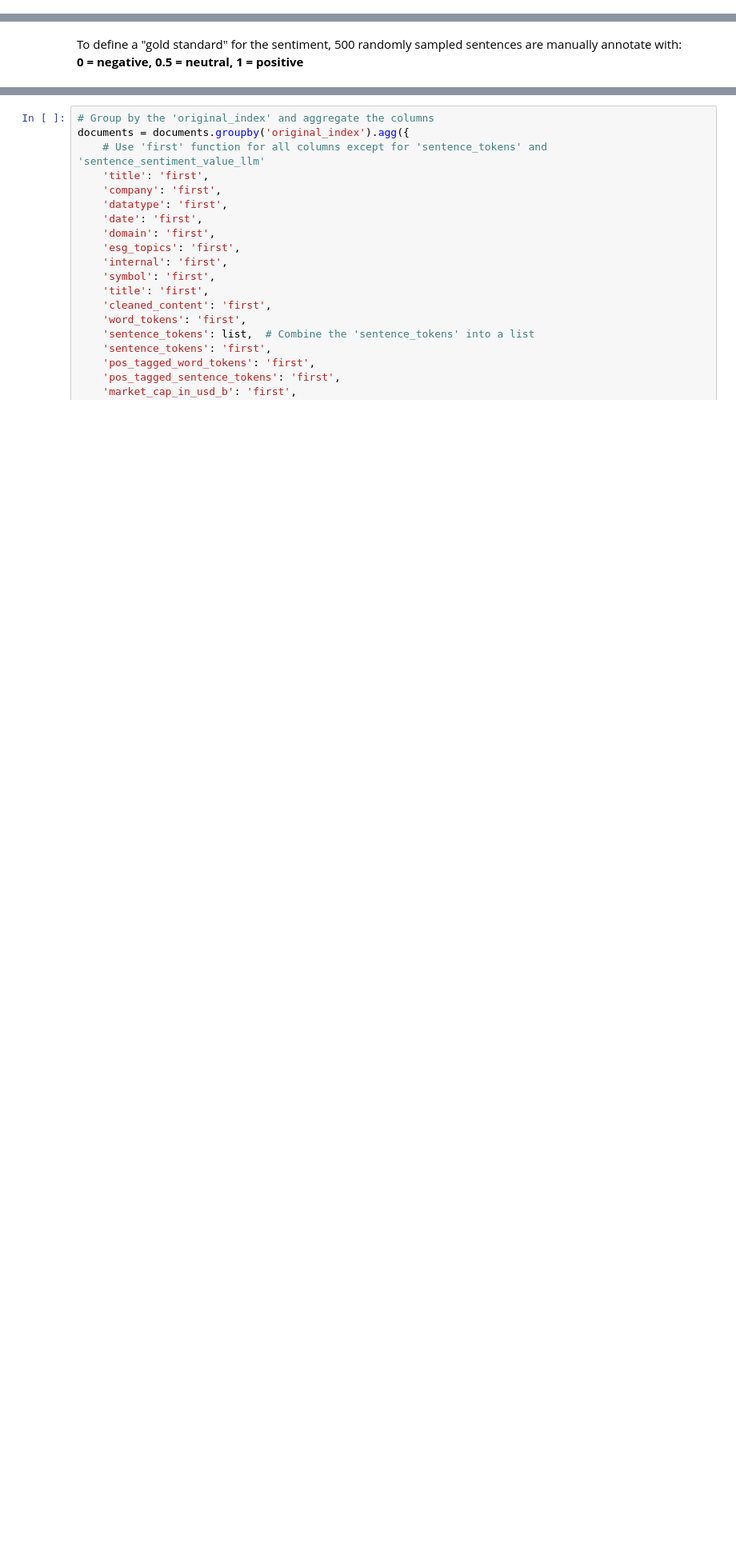
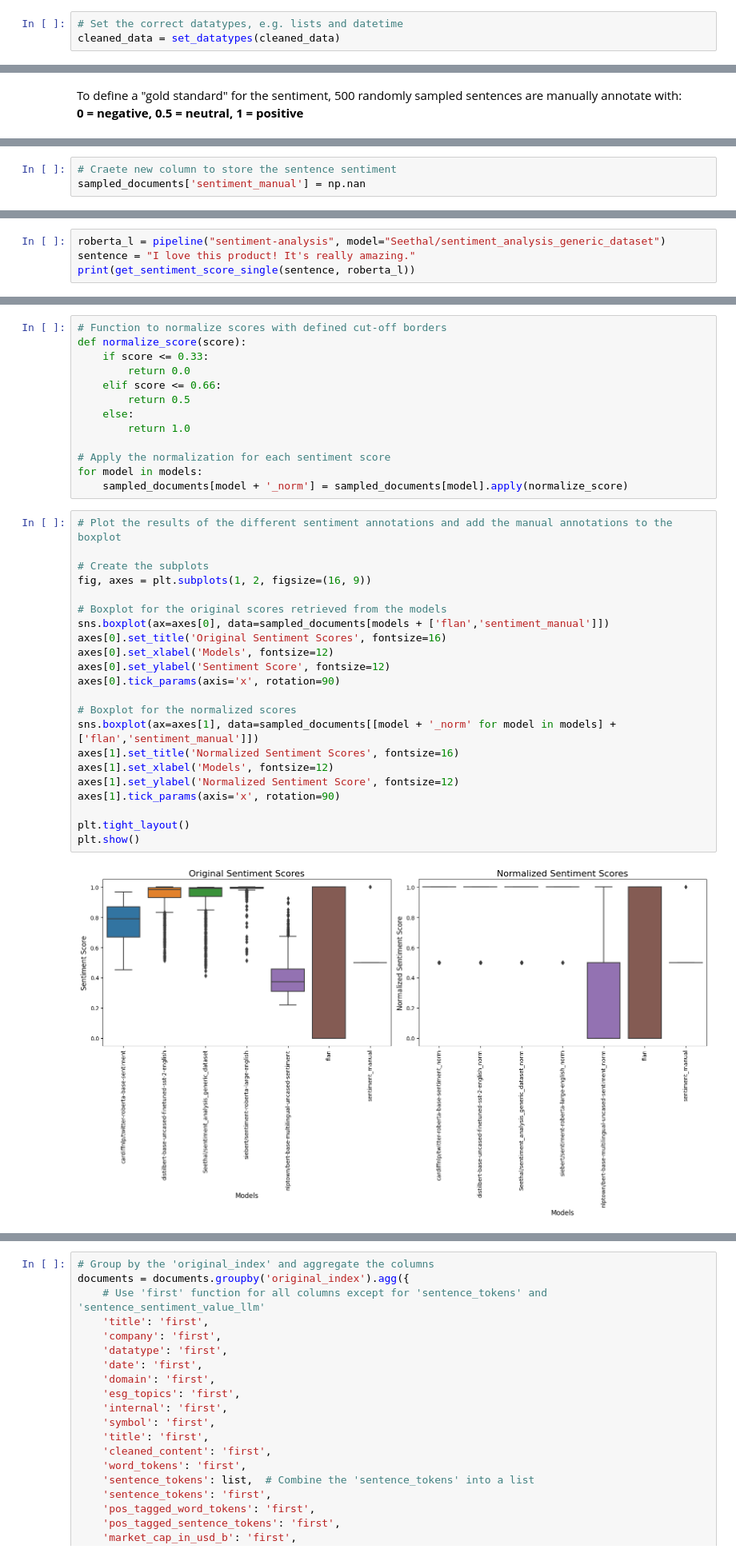
Before and after one commit to syX113/hslu-nlp, a Jupyter notebook: stage2/02-data-annotation.ipynb, the cells around one changed output, grey strips where cells are left out. Shown at 80% size. Drawn from its saved outputs; the diff is of its cells as text; blank space fills up the shorter version.

Commit message:
set up different LLMs to test the annoation of a subsample

```diff
--- a/stage2/02-data-annotation.ipynb
+++ b/stage2/02-data-annotation.ipynb
@@ -48,3 +51,6 @@ cleaned_data['month'] = cleaned_data['date'].apply(lambda x: x.strftime('%m'))
+# %%
+# Set the correct datatypes, e.g. lists and datetime
+cleaned_data = set_datatypes(cleaned_data)
 # %%
 # Define function to save intermediary steps in a file
 def csv_checkpoint(df, filename='checkpoint'):
@@ -80,0 +118,3 @@ documents = cleaned_data.copy(deep=True)
+# %%
+# Craete new column to store the sentence sentiment
+sampled_documents['sentiment_manual'] = np.nan
@@ -80,0 +263,4 @@ documents = cleaned_data.copy(deep=True)
+# %%
+roberta_l = pipeline("sentiment-analysis", model="Seethal/sentiment_analysis_generic_dataset")
+sentence = "I love this product! It's really amazing."
+print(get_sentiment_score_single(sentence, roberta_l))
@@ -80,0 +372,37 @@ documents = cleaned_data.copy(deep=True)
+# %%
+# Function to normalize scores with defined cut-off borders
+def normalize_score(score):
+    if score <= 0.33:
+        return 0.0
+    elif score <= 0.66:
+        return 0.5
+    else:
+        return 1.0
+
+# Apply the normalization for each sentiment score
+for model in models:
+    sampled_documents[model + '_norm'] = sampled_documents[model].apply(normalize_score)
+# %%
+# Plot the results of the different sentiment annotations and add the manual annotations to the boxplot
+
+# Create the subplots
+fig, axes = plt.subplots(1, 2, figsize=(16, 9))
+
+# Boxplot for the original scores retrieved from the models
+sns.boxplot(ax=axes[0], data=sampled_documents[models + ['flan','sentiment_manual']])
+axes[0].set_title('Original Sentiment Scores', fontsize=16)
+axes[0].set_xlabel('Models', fontsize=12)
+axes[0].set_ylabel('Sentiment Score', fontsize=12)
+axes[0].tick_params(axis='x', rotation=90)
+
+# Boxplot for the normalized scores
+sns.boxplot(ax=axes[1], data=sampled_documents[[model + '_norm' for model in models] + ['flan','sentiment_manual']])
+axes[1].set_title('Normalized Sentiment Scores', fontsize=16)
+axes[1].set_xlabel('Models', fontsize=12)
+axes[1].set_ylabel('Normalized Sentiment Score', fontsize=12)
+axes[1].tick_params(axis='x', rotation=90)
+
+plt.tight_layout()
+plt.show()
+# %% [output]
+[figure, added]
```
Also changed, not shown: parts of 42 cells of this notebook, 2 other files.
